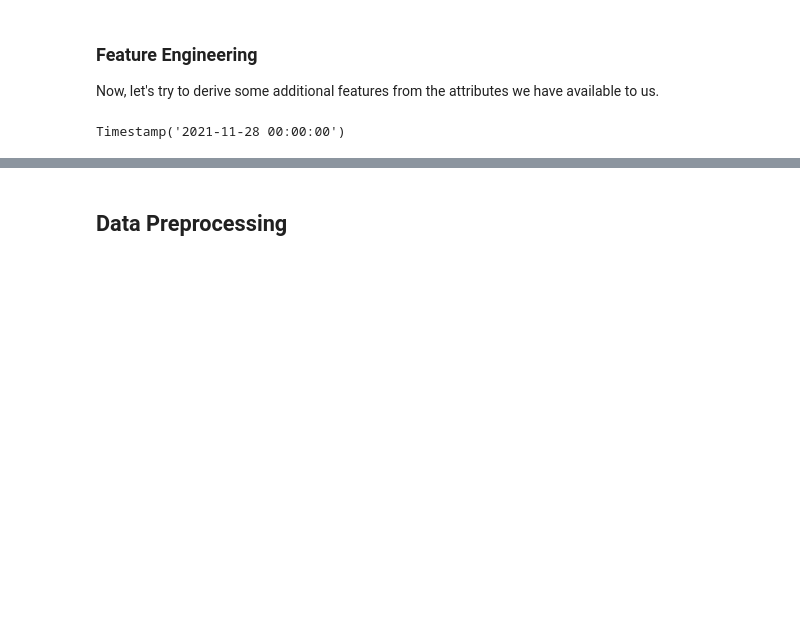
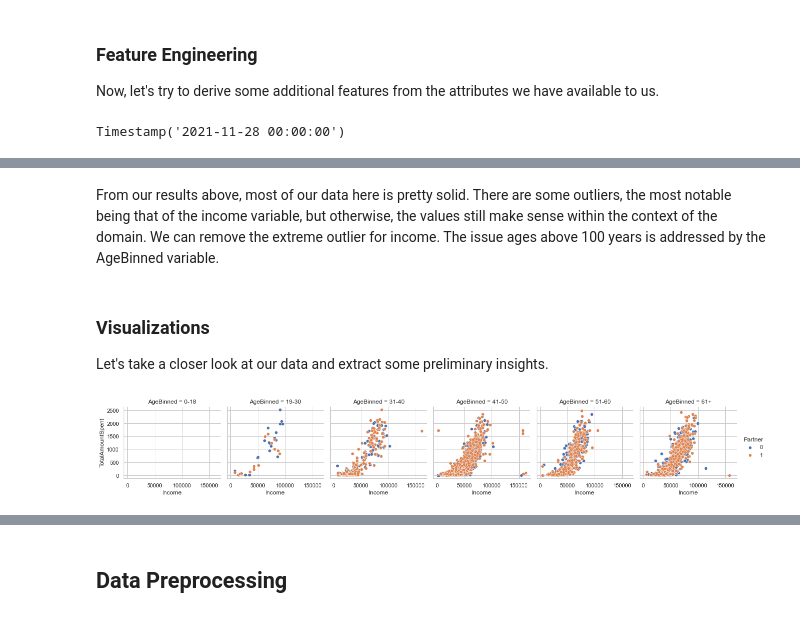
Before and after one commit to wkphyo/customer-personality-analysis, a Jupyter notebook: notebook.ipynb, the cells around one changed output, grey strips where cells are left out. Cells and saved outputs as stored; diff of their text form; code cells hidden in the pictures; blank space fills up the shorter version.

```diff
--- a/notebook.ipynb
+++ b/notebook.ipynb
@@ -262,0 +289,17 @@ for col in num_cols_list:
+# %% [markdown]
+From our results above, most of our data here is pretty solid. There are some outliers, the most notable being that of the income variable, but otherwise, the values still make sense within the context of the domain. We can remove the extreme outlier for income. The issue ages above 100 years is addressed by the AgeBinned variable.
+# %%
+df.drop(df.loc[df['Income']==df['Income'].max()].index, inplace=True)
+# %% [markdown]
+<a id="visualizations"></a>
+
+### Visualizations
+
+Let's take a closer look at our data and extract some preliminary insights.
+# %%
+income_by_age = sns.FacetGrid(data=df, col='AgeBinned', hue='Partner')
+income_by_age.map(sns.scatterplot, 'Income', 'TotalAmountSpent')
+income_by_age.add_legend()
+plt.show()
+# %% [output]
+[figure, added]
```
Also changed, not shown: parts of 6 cells of this notebook.
